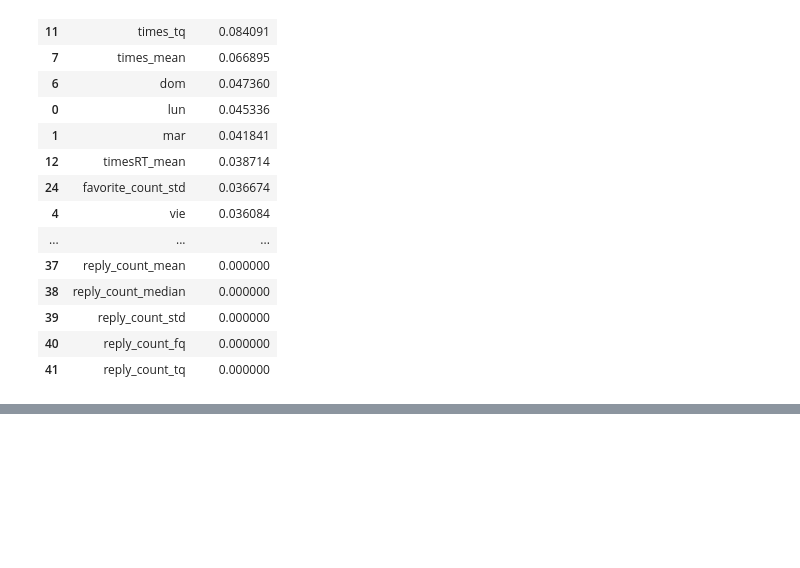
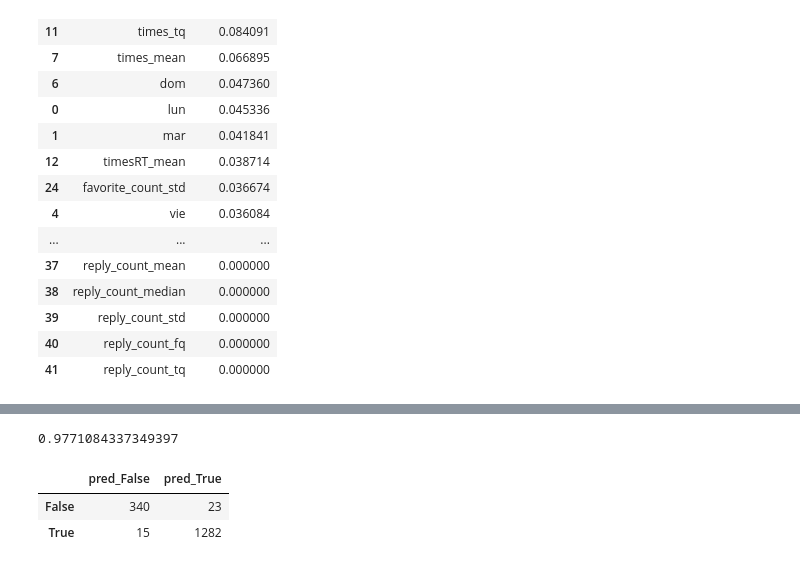
Before and after one commit to matiasngf/DH_proyecto_3, a Jupyter notebook: unir_vars_nuevas.ipynb, the cells around one changed output, grey strips where cells are left out. Drawn from its saved outputs; the diff is of its cells as text; code cells hidden in the pictures; blank space fills up the shorter version.

```diff
--- a/unir_vars_nuevas.ipynb
+++ b/unir_vars_nuevas.ipynb
@@ -260,0 +355,10 @@ pd.DataFrame({'Atributo':atributos,
+# %%
+from sklearn.linear_model  import LogisticRegression
+from sklearn.model_selection import GridSearchCV
+
+logistic =  LogisticRegression()
+hyperparameters = {'C': np.logspace(0, 4, 50),
+                   'penalty': ['l1', 'l2']}
+
+clasificador = GridSearchCV(logistic, hyperparameters, cv=5, verbose=0)
+best_model = clasificador.fit(X_train, y_train)
@@ -260,0 +371,14 @@ pd.DataFrame({'Atributo':atributos,
+# %%
+# Predecir valores de test
+y_pred = best_model.predict(X_test)
+# Calculamos el accuracy general del modelo
+from sklearn.metrics import accuracy_score
+print(accuracy_score(y_test, y_pred))
+
+conf = confusion_matrix(y_test, y_pred)
+pd.DataFrame(conf, index = le.classes_, columns = predicted_cols)
+# %% [output]
+0.9771084337349397
+|  | pred_False | pred_True |
+| False | 340 | 23 |
+| True | 15 | 1282 |
```
Also changed, not shown: parts of 8 cells of this notebook, 1 other file.
